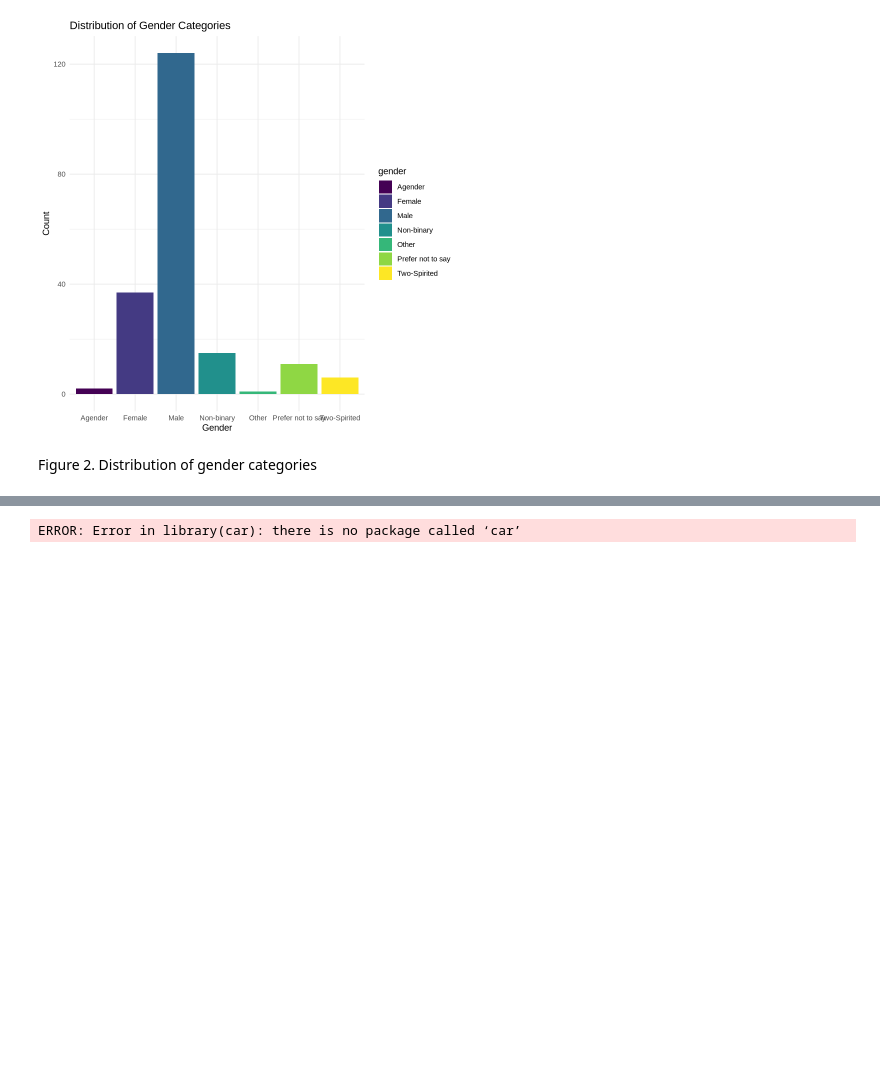
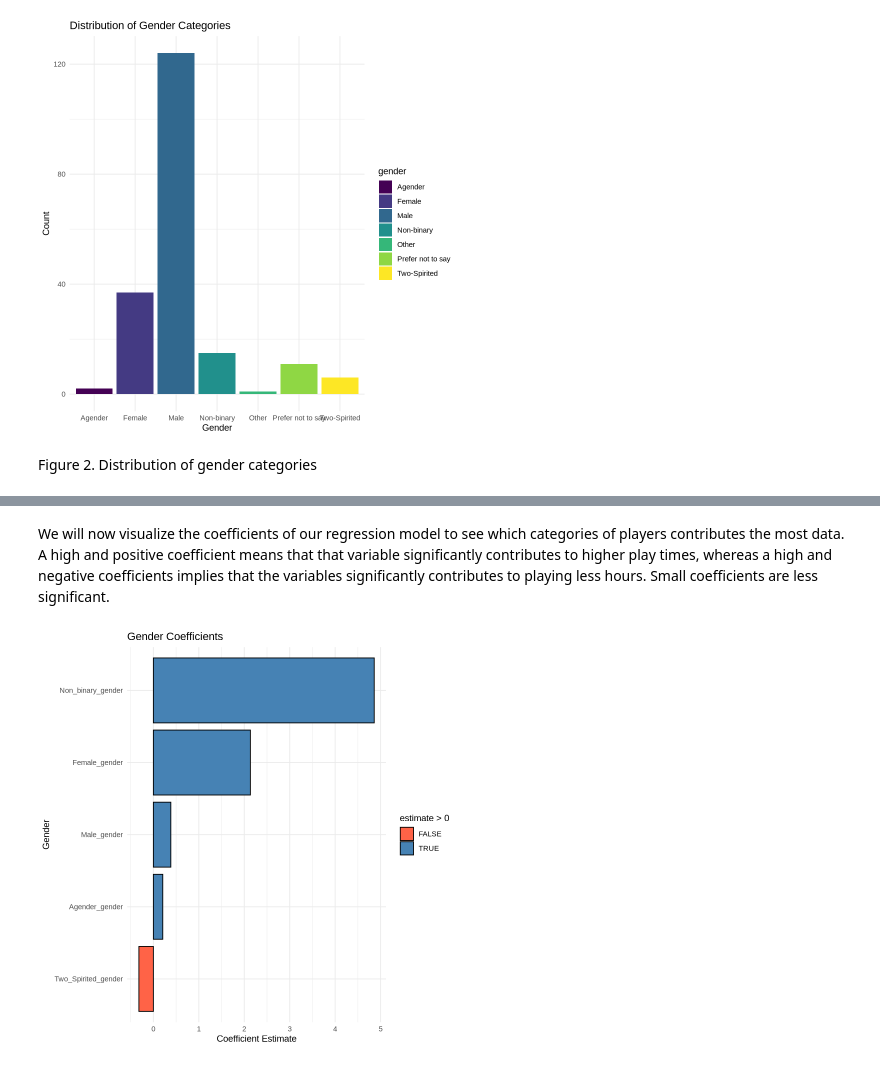
Before and after one commit to EricDing05/dsci100project, a Jupyter notebook: Method_and_Results.ipynb, the cells around one changed output, grey strips where cells are left out. Saved outputs shown, nothing was run; the diff lists cells and outputs as text; code cells hidden in the pictures; blank space fills up the shorter version.

```diff
--- a/Method_and_Results.ipynb
+++ b/Method_and_Results.ipynb
@@ -164,4 +127,39 @@ A tibble: 3 × 3
-# %%
-We found that the most
-# %% [output]
-ERROR: Error in library(car): there is no package called ‘car’
+# %% [markdown]
+We will now visualize the coefficients of our regression model to see which categories of players contributes the most data. A high and positive coefficient means that that variable significantly contributes to higher play times, whereas a high and negative coefficients implies that the variables significantly contributes to playing less hours. Small coefficients are less significant.
+# %%
+coefficients <- tidy(player_fit$fit$fit)
+
+gender_coefficients <- coefficients |>
+  filter(str_detect(term, "gender")) |>
+  filter(term != "(Intercept)") |>
+  drop_na(estimate)
+
+experience_coefficients <- coefficients |>
+  filter(str_detect(term, "experience")) |>
+  filter(term != "(Intercept)")
+
+gender_plot <- ggplot(gender_coefficients, aes(x = reorder(term, estimate), y = estimate, fill = estimate > 0)) +
+  geom_bar(stat = "identity", color = "black") +
+  coord_flip() +
+  labs(
+    title = "Gender Coefficients",
+    x = "Gender",
+    y = "Coefficient Estimate"
+  ) +
+  scale_fill_manual(values = c("TRUE" = "steelblue", "FALSE" = "tomato")) +
+  theme_minimal()
+
+experience_plot <- ggplot(experience_coefficients, aes(x = reorder(term, estimate), y = estimate, fill = estimate > 0)) +
+  geom_bar(stat = "identity", color = "black") +
+  coord_flip() +
+  labs(
+    title = "Experience Coefficients",
+    x = "Experience",
+    y = "Coefficient Estimate"
+  ) +
+  scale_fill_manual(values = c("TRUE" = "steelblue", "FALSE" = "tomato")) +
+  theme_minimal()
+
+gender_plot
+# %% [output]
+[figure, added]
```
Also changed, not shown: parts of 8 cells of this notebook.
